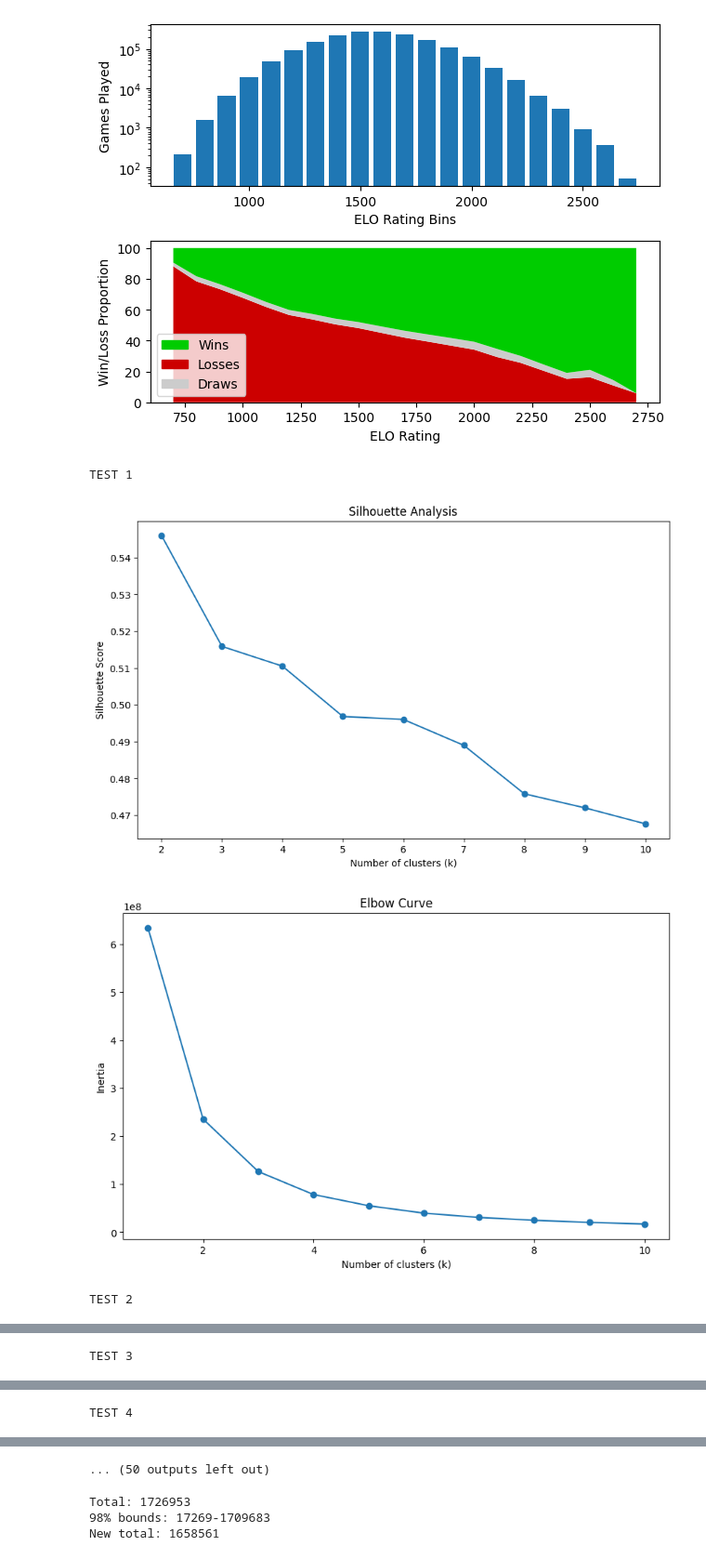
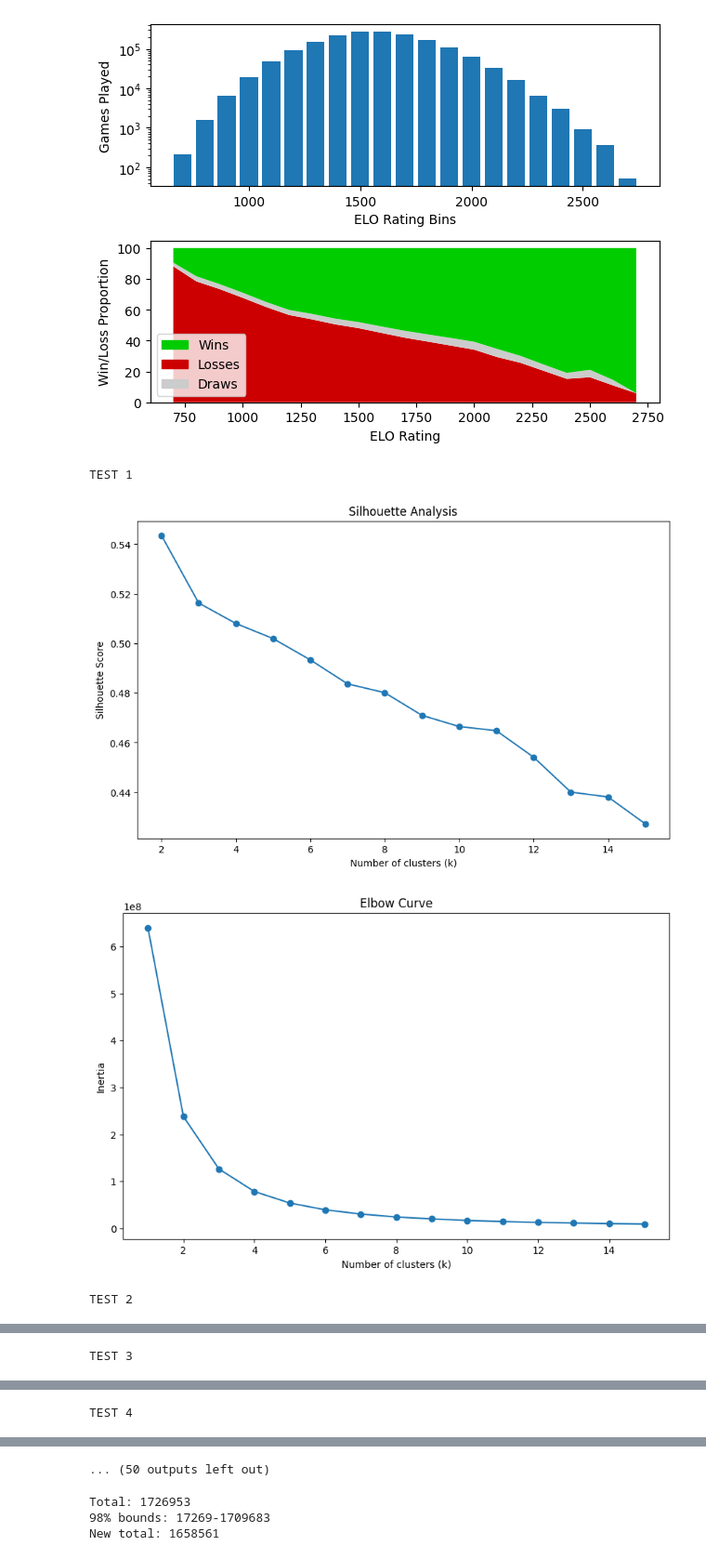
Before and after one commit to MutantLeech/CRE-Project, a Jupyter notebook: Project.ipynb, the cells around one changed output, grey strips where cells are left out. Shown at 93% size. Saved outputs shown, nothing was run; the diff lists cells and outputs as text; code cells hidden in the pictures.

```diff
--- a/Project.ipynb
+++ b/Project.ipynb
@@ -373,35 +373,36 @@ def plot_silhouette_scores(X, max_k):
     plt.show()
 
 SAMPLE_SIZE = 10000
+MAX_CLUSTERS = 15
 NUM_TESTS = 20
 # Determine best number of clusters
 for test_count in range(NUM_TESTS):
     print("TEST", test_count + 1)
 
     # Take a random sample of some size
     this_sample = np.array(sample(list(chess_data), SAMPLE_SIZE))
-    plot_silhouette_scores(this_sample, 10)
-    plot_elbow_curve(this_sample, 10)
+    plot_silhouette_scores(this_sample, MAX_CLUSTERS)
+    plot_elbow_curve(this_sample, MAX_CLUSTERS)
 
 k = 7
 kmeans = KMeans(n_clusters=k, random_state=42)
 clusters = kmeans.fit_predict(chess_data)
 
 # Assigning each game a cluster
 print("Clusters:", clusters)
 
 # # Evaluating the clustering
 # # silhouette_avg = silhouette_score(chess_data, clusters)
 # # print("Silhouette Score:", silhouette_avg)
 
 # Visualize the clustering
 plt.scatter(chess_data[:, 0], chess_data[:, 1], c=clusters, cmap='viridis')
 plt.xlabel('Player ELO')
 plt.ylabel('Number of Moves')
 plt.title('Clustering of Chess Games Based on Player Experience')
 plt.show()
 # %% [output]
 TEST 1
-[figure, old version]
+[figure, new version]
-[figure, old version]
+[figure, new version]
 TEST 2
```
Also changed, not shown: parts of 1 cell of this notebook, 3 other files.
